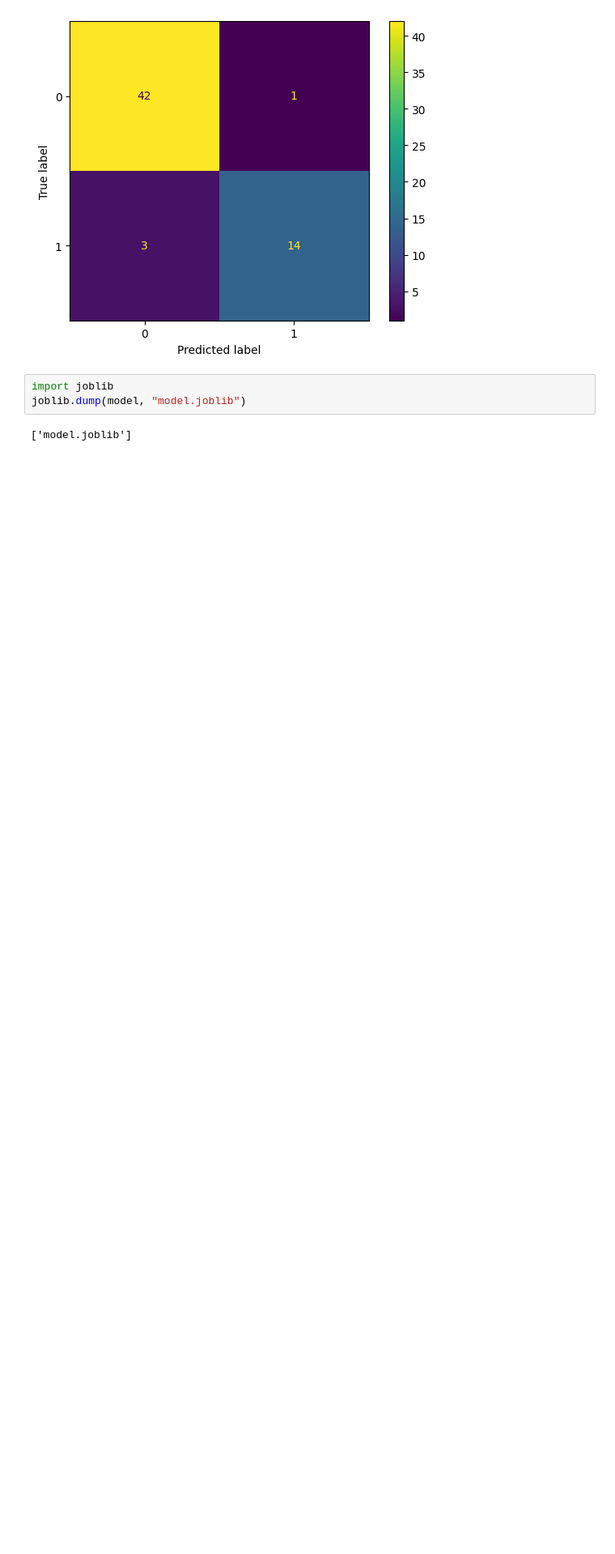
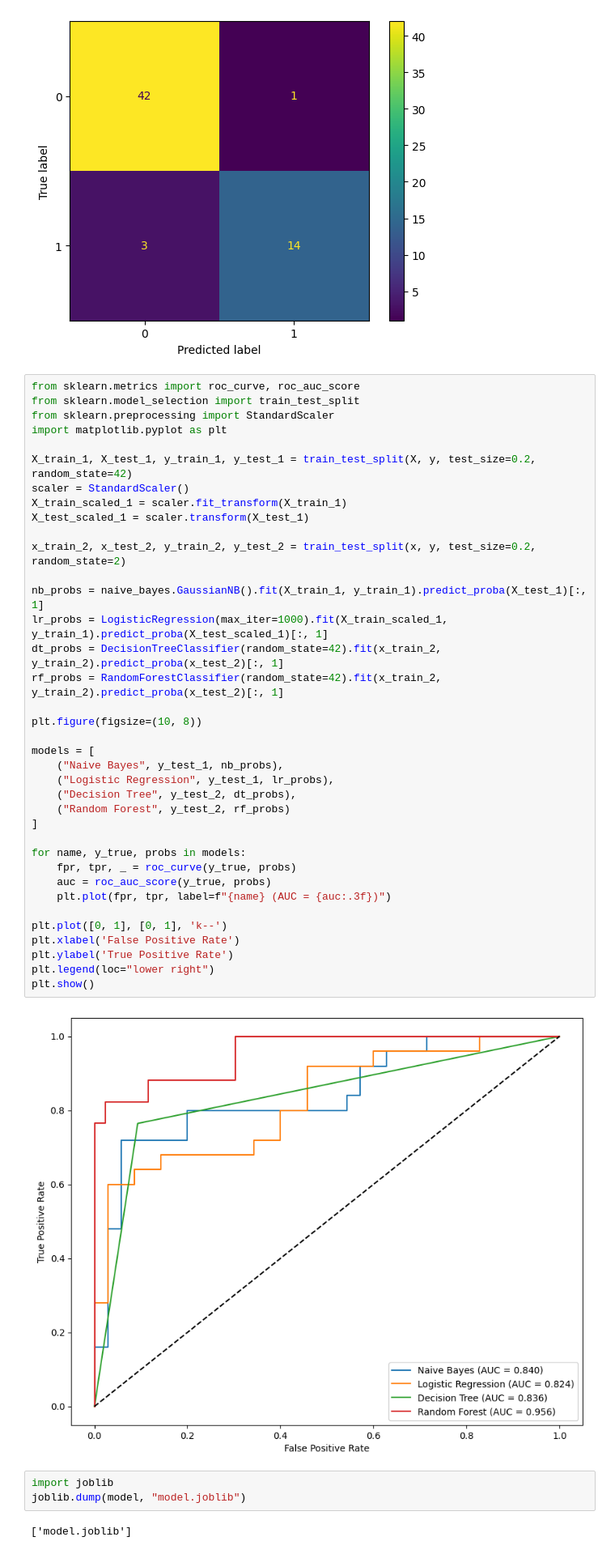
Before and after one commit to yazeedalahmadi/Heart, a Jupyter notebook: HeartFailure.ipynb, the cells around one changed output. Shown at 81% size. Saved outputs shown, nothing was run; the diff lists cells and outputs as text; blank space fills up the shorter version.

Commit message:
Added area under the curve analysis

```diff
--- a/HeartFailure.ipynb
+++ b/HeartFailure.ipynb
@@ -290,6 +290,45 @@ Recall of the model is:  0.8235294117647058
 Precision of the model is:  0.9333333333333333
 F1 score of the model is:  0.875
 [figure]
+# %%
+from sklearn.metrics import roc_curve, roc_auc_score
+from sklearn.model_selection import train_test_split
+from sklearn.preprocessing import StandardScaler
+import matplotlib.pyplot as plt
+
+X_train_1, X_test_1, y_train_1, y_test_1 = train_test_split(X, y, test_size=0.2, random_state=42)
+scaler = StandardScaler()
+X_train_scaled_1 = scaler.fit_transform(X_train_1)
+X_test_scaled_1 = scaler.transform(X_test_1)
+
+x_train_2, x_test_2, y_train_2, y_test_2 = train_test_split(x, y, test_size=0.2, random_state=2)
+
+nb_probs = naive_bayes.GaussianNB().fit(X_train_1, y_train_1).predict_proba(X_test_1)[:, 1]
+lr_probs = LogisticRegression(max_iter=1000).fit(X_train_scaled_1, y_train_1).predict_proba(X_test_scaled_1)[:, 1]
+dt_probs = DecisionTreeClassifier(random_state=42).fit(x_train_2, y_train_2).predict_proba(x_test_2)[:, 1]
+rf_probs = RandomForestClassifier(random_state=42).fit(x_train_2, y_train_2).predict_proba(x_test_2)[:, 1]
+
+plt.figure(figsize=(10, 8))
+
+models = [
+    ("Naive Bayes", y_test_1, nb_probs),
+    ("Logistic Regression", y_test_1, lr_probs),
+    ("Decision Tree", y_test_2, dt_probs),
+    ("Random Forest", y_test_2, rf_probs)
+]
+
+for name, y_true, probs in models:
+    fpr, tpr, _ = roc_curve(y_true, probs)
+    auc = roc_auc_score(y_true, probs)
+    plt.plot(fpr, tpr, label=f"{name} (AUC = {auc:.3f})")
+
+plt.plot([0, 1], [0, 1], 'k--')
+plt.xlabel('False Positive Rate')
+plt.ylabel('True Positive Rate')
+plt.legend(loc="lower right")
+plt.show()
+# %% [output]
+[figure, added]
 # %%
 import joblib
 joblib.dump(model, "model.joblib")
```
